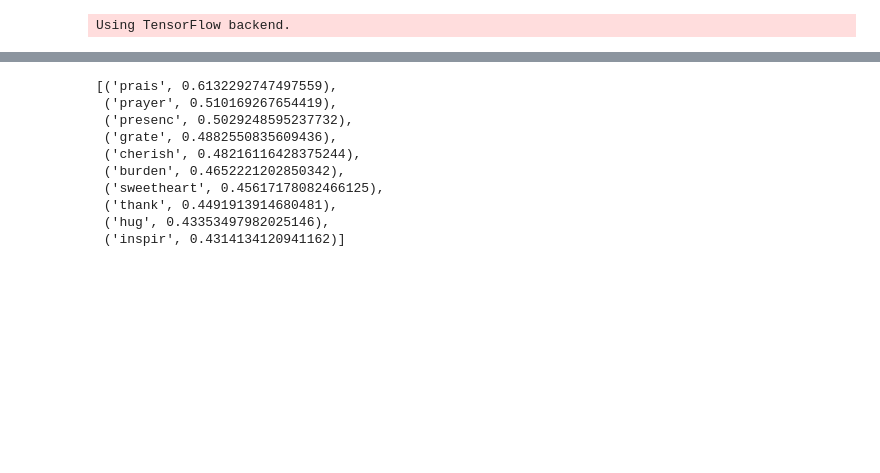
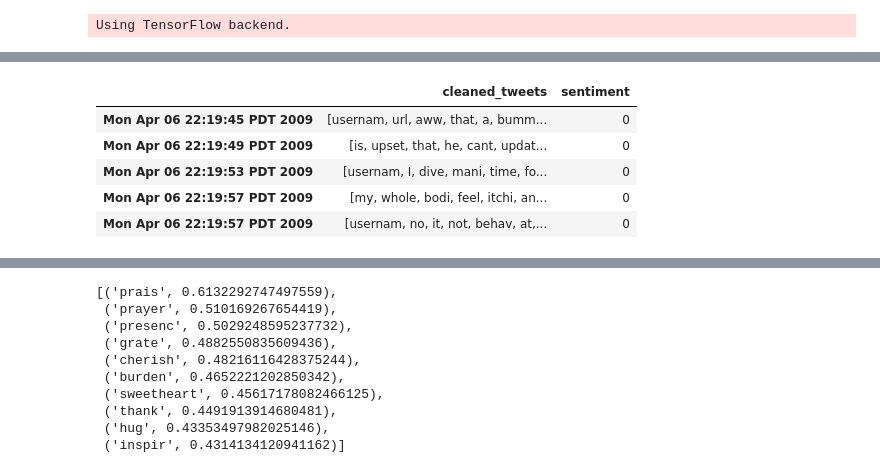
Before and after one commit to mmargenot/sensitivipy, a Jupyter notebook: sentiment.ipynb, the cells around one changed output, grey strips where cells are left out. Drawn from its saved outputs; the diff is of its cells as text; code cells hidden in the pictures; blank space fills up the shorter version.

Commit message:
serializing cleaned data

```diff
--- a/sentiment.ipynb
+++ b/sentiment.ipynb
@@ -6,10 +6,19 @@ import matplotlib.pyplot as plt
 # %%
 # Get some data
 DATA_DIR = './data/'
-data = pd.read_csv(DATA_DIR + "training.1600000.processed.noemoticon.csv",
-                   index_col=2,
-                   names=['polarity', 'tweet_id', 'query', 'user', 'tweet_text'],
-                   encoding='latin-1')
+try:
+    cleaned_data = pd.read_csv(
+        DATA_DIR+'cleaned_data.csv',
+        index_col=0,
+        names=['cleaned_tweets', 'sentiment']
+    )
+except:
+    data = pd.read_csv(
+        DATA_DIR + "training.1600000.processed.noemoticon.csv",
+        index_col=2,
+        names=['polarity', 'tweet_id', 'query', 'user', 'tweet_text'],
+        encoding='latin-1'
+    )
 # %% [markdown]
 ## Clean Data
 # %%
@@ -66,3 +70,12 @@ sentiment = data.polarity[data.polarity != 2]
+# %%
+cleaned_tweets = data_cleaner.clean_data()
+cleaned_tweets.name = 'cleaned_tweets'
+sentiment = data.polarity[data.polarity != 2]
+cleaned_tweets = cleaned_tweets[sentiment != 2]
+sentiment.name = 'sentiment'
+# %%
+cleaned_data = pd.concat([cleaned_tweets, sentiment], axis=1)
+cleaned_data.to_csv(DATA_DIR+'cleaned_data.csv')
 # %%
 data = data[data['polarity'] != 2] # remove neutral observations
 data = data[~data['tweet_text'].str.startswith('RT')] # remove retweets
@@ -208,5 +221,5 @@ EMBEDDING_DIM = 200
 MAX_NB_WORDS = 200000
 MAX_SEQUENCE_LENGTH = 30
 # %%
-cleaned_tweets.head()
+cleaned_data.head()
 # %% [output]
@@ -218,0 +226,6 @@ Name: tweet_text, dtype: object
+|  | cleaned_tweets | sentiment |
+| Mon Apr 06 22:19:45 PDT 2009 | [usernam, url, aww, that, a, bumm... | 0 |
+| Mon Apr 06 22:19:49 PDT 2009 | [is, upset, that, he, cant, updat... | 0 |
+| Mon Apr 06 22:19:53 PDT 2009 | [usernam, I, dive, mani, time, fo... | 0 |
+| Mon Apr 06 22:19:57 PDT 2009 | [my, whole, bodi, feel, itchi, an... | 0 |
+| Mon Apr 06 22:19:57 PDT 2009 | [usernam, no, it, not, behav, at,... | 0 |
```
Also changed, not shown: parts of 11 cells of this notebook.
